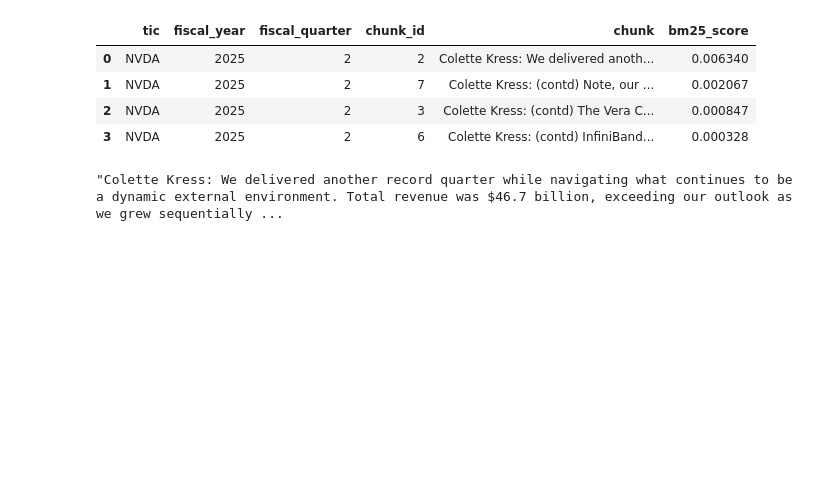
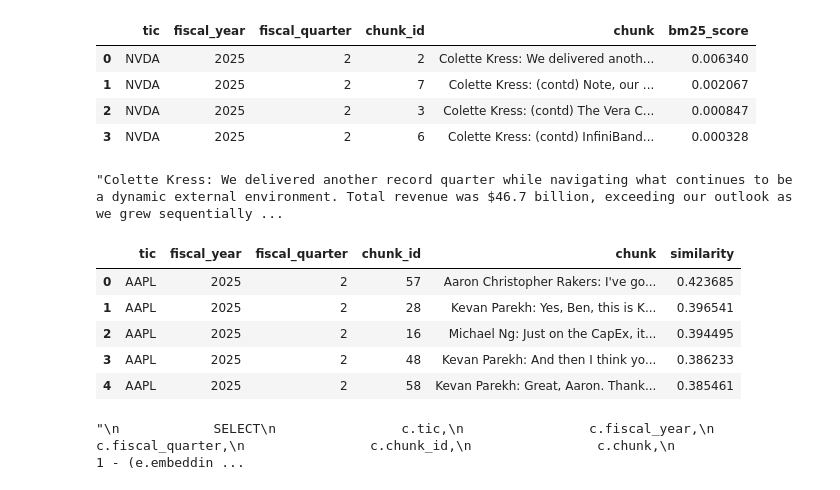
Before and after one commit to vincentsham/stock_ai_app, a Jupyter notebook: server/database/db_earnings_queries.ipynb, the cells around one changed output. Saved outputs shown, nothing was run; the diff lists cells and outputs as text; code cells hidden in the pictures; blank space fills up the shorter version.

Commit message:
complete the transcripts ai agent

```diff
--- a/server/database/db_earnings_queries.ipynb
+++ b/server/database/db_earnings_queries.ipynb
@@ -367,3 +377,59 @@ if conn:
 df['chunk'].values[0]
 # %% [output]
 "Colette Kress: We delivered another record quarter while navigating what continues to be a dynamic external environment. Total revenue was $46.7 billion, exceeding our outlook as we grew sequentially ...
+# %%
+# retrieve chunks using langchain_openai.OpenAIEmbeddings
+from langchain.embeddings import OpenAIEmbeddings
+from dotenv import load_dotenv
+
+load_dotenv()
+
+# Initialize the embedding model
+embedding_model_name = "text-embedding-3-small"
+embedding_model = OpenAIEmbeddings(model=embedding_model_name)
+
+query_text = "What is the NVDA guidance for next quarter?"
+query_vec = embedding_model.embed_query(query_text)
+vec_str = "[" + ",".join(map(str, query_vec)) + "]"
+k = 5
+
+conn = connect_to_db()
+if conn:
+    with conn.cursor() as cursor:
+        sql = """
+            SELECT
+                c.tic,
+                c.fiscal_year,
+                c.fiscal_quarter,
+                c.chunk_id,
+                c.chunk,
+                1 - (e.embedding <=> '{vec}'::vector) AS similarity
+            FROM core.earnings_transcript_embeddings e
+            JOIN core.earnings_transcript_chunks c
+            USING (tic, fiscal_year, fiscal_quarter, chunk_id)
+            WHERE c.tic = 'AAPL'
+                AND c.fiscal_year = 2025
+                AND c.fiscal_quarter = 2
+            ORDER BY e.embedding <=> '{vec}'::vector
+            LIMIT {k};
+        """.format(vec=vec_str, k=k)
+        # Fetch all records from the earnings_transcript_chunks table
+        cursor.execute(sql)
+        records = cursor.fetchall()
+
+        # Create a DataFrame from the fetched records
+        df = pd.DataFrame(records, columns=[desc[0] for desc in cursor.description])
+
+        # Display the DataFrame
+        display(df)
+# %% [output]
+|  | tic | fiscal_year | fiscal_quarter | chunk_id | chunk | similarity |
+| 0 | AAPL | 2025 | 2 | 57 | Aaron Christopher Rakers: I've go... | 0.423685 |
+| 1 | AAPL | 2025 | 2 | 28 | Kevan Parekh: Yes, Ben, this is K... | 0.396541 |
+| 2 | AAPL | 2025 | 2 | 16 | Michael Ng: Just on the CapEx, it... | 0.394495 |
+| 3 | AAPL | 2025 | 2 | 48 | Kevan Parekh: And then I think yo... | 0.386233 |
+| 4 | AAPL | 2025 | 2 | 58 | Kevan Parekh: Great, Aaron. Thank... | 0.385461 |
+# %%
+sql
+# %% [output]
+"\n            SELECT\n                c.tic,\n                c.fiscal_year,\n                c.fiscal_quarter,\n                c.chunk_id,\n                c.chunk,\n                1 - (e.embeddin ...
```
Also changed, not shown: parts of 1 cell of this notebook, 13 other files.
